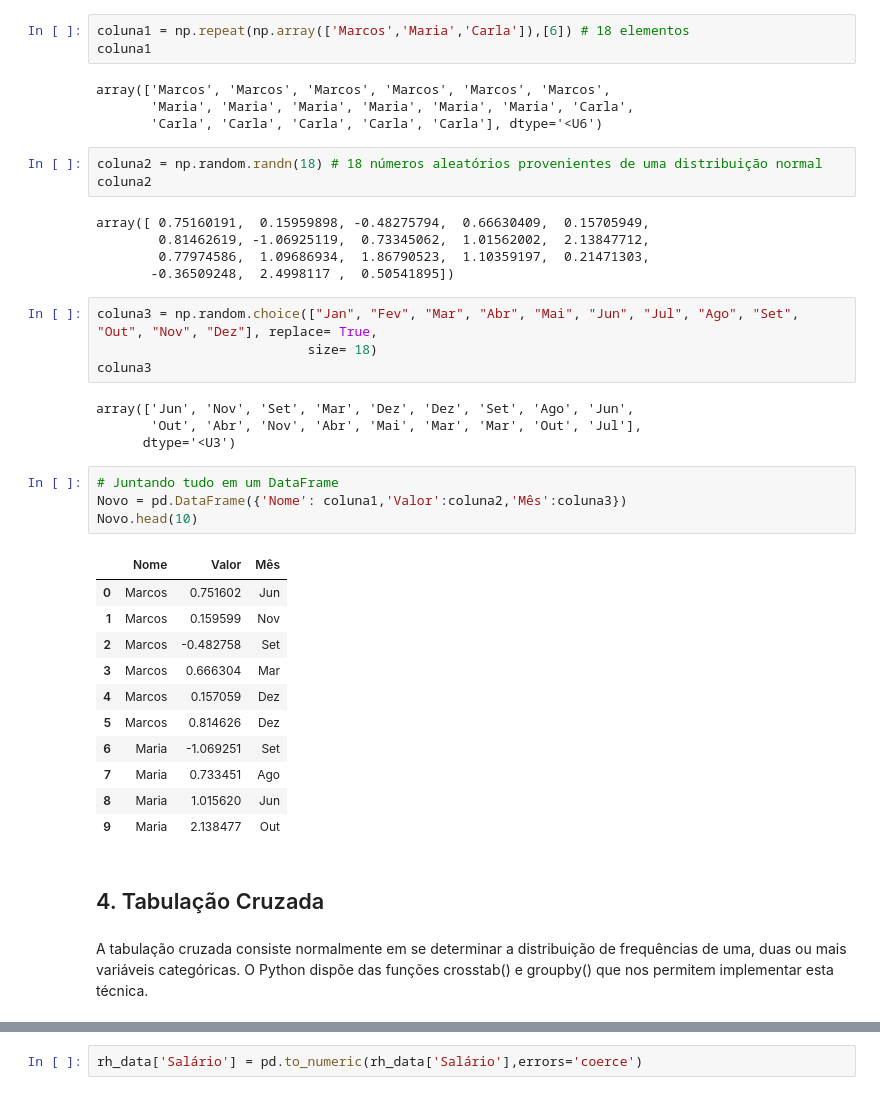
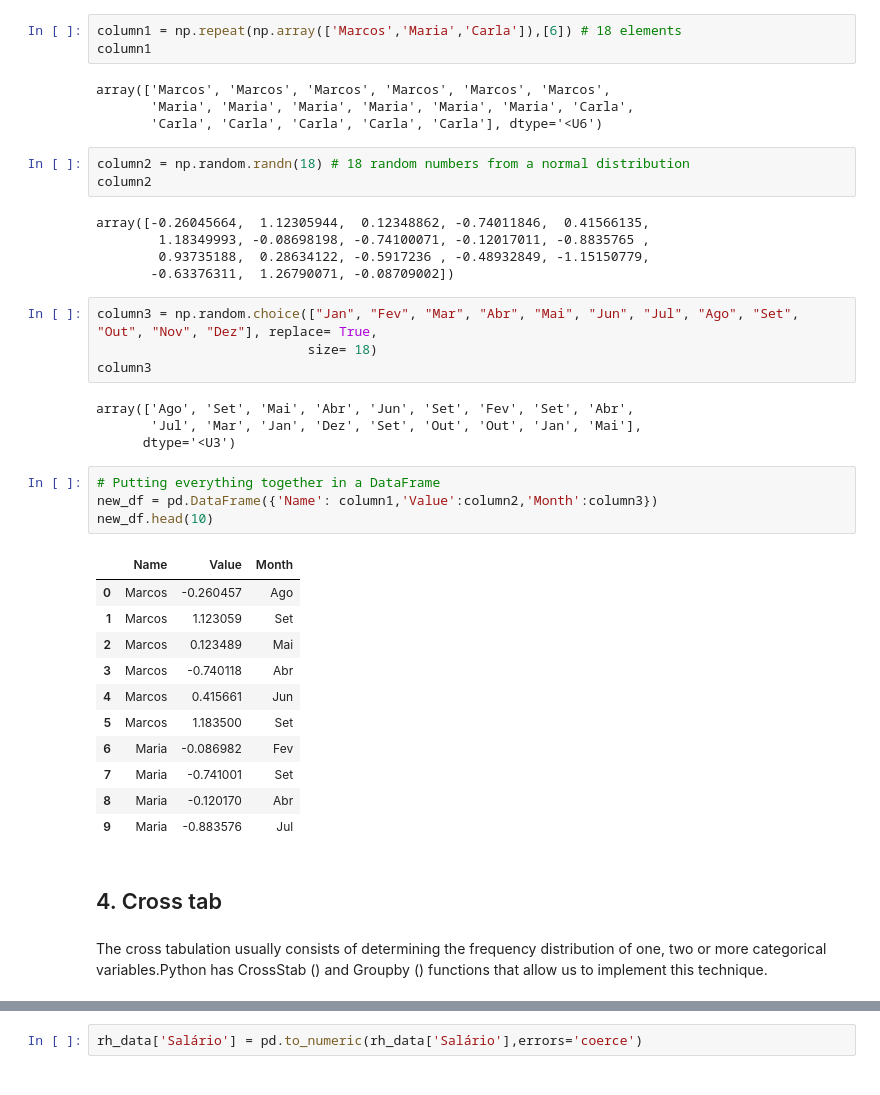
Before and after one commit to WilliamMassalino/Auditoria, a Jupyter notebook: Análises_e_Testes_Comuns_da_auditoria_utilizando_Python/Notebook/Common_analysis_and_tests_in_audit_using_python.ipynb, the cells around one changed output, grey strips where cells are left out. Drawn from its saved outputs; the diff is of its cells as text.

```diff
--- a/Análises_e_Testes_Comuns_da_auditoria_utilizando_Python/Notebook/Common_analysis_and_tests_in_audit_using_python.ipynb
+++ b/Análises_e_Testes_Comuns_da_auditoria_utilizando_Python/Notebook/Common_analysis_and_tests_in_audit_using_python.ipynb
@@ -207,44 +207,44 @@ Para realizar esta tarefa o python dispõe da biblioteca *numpy*. Para ilustrar
 # %%
-coluna1 = np.repeat(np.array(['Marcos','Maria','Carla']),[6]) # 18 elementos
-coluna1
+column1 = np.repeat(np.array(['Marcos','Maria','Carla']),[6]) # 18 elements
+column1
 # %% [output]
 array(['Marcos', 'Marcos', 'Marcos', 'Marcos', 'Marcos', 'Marcos',
        'Maria', 'Maria', 'Maria', 'Maria', 'Maria', 'Maria', 'Carla',
        'Carla', 'Carla', 'Carla', 'Carla', 'Carla'], dtype='<U6')
-# %%
-coluna2 = np.random.randn(18) # 18 números aleatórios provenientes de uma distribuição normal
-coluna2
-# %% [output]
-array([ 0.75160191,  0.15959898, -0.48275794,  0.66630409,  0.15705949,
-        0.81462619, -1.06925119,  0.73345062,  1.01562002,  2.13847712,
-        0.77974586,  1.09686934,  1.86790523,  1.10359197,  0.21471303,
-       -0.36509248,  2.4998117 ,  0.50541895])
+# %%
+column2 = np.random.randn(18) # 18 random numbers from a normal distribution
+column2
+# %% [output]
+array([-0.26045664,  1.12305944,  0.12348862, -0.74011846,  0.41566135,
+        1.18349993, -0.08698198, -0.74100071, -0.12017011, -0.8835765 ,
+        0.93735188,  0.28634122, -0.5917236 , -0.48932849, -1.15150779,
+       -0.63376311,  1.26790071, -0.08709002])
 # %%
-coluna3 = np.random.choice(["Jan", "Fev", "Mar", "Abr", "Mai", "Jun", "Jul", "Ago", "Set", "Out", "Nov", "Dez"], replace= True,
+column3 = np.random.choice(["Jan", "Fev", "Mar", "Abr", "Mai", "Jun", "Jul", "Ago", "Set", "Out", "Nov", "Dez"], replace= True,
                            size= 18)
-coluna3
+column3
 # %% [output]
-array(['Jun', 'Nov', 'Set', 'Mar', 'Dez', 'Dez', 'Set', 'Ago', 'Jun',
-       'Out', 'Abr', 'Nov', 'Abr', 'Mai', 'Mar', 'Mar', 'Out', 'Jul'],
+array(['Ago', 'Set', 'Mai', 'Abr', 'Jun', 'Set', 'Fev', 'Set', 'Abr',
+       'Jul', 'Mar', 'Jan', 'Dez', 'Set', 'Out', 'Out', 'Jan', 'Mai'],
       dtype='<U3')
-# %%
-# Juntando tudo em um DataFrame
-Novo = pd.DataFrame({'Nome': coluna1,'Valor':coluna2,'Mês':coluna3})
-Novo.head(10)
-# %% [output]
-|  | Nome | Valor | Mês |
-| 0 | Marcos | 0.751602 | Jun |
-| 1 | Marcos | 0.159599 | Nov |
-| 2 | Marcos | -0.482758 | Set |
-| 3 | Marcos | 0.666304 | Mar |
-| 4 | Marcos | 0.157059 | Dez |
-| 5 | Marcos | 0.814626 | Dez |
-| 6 | Maria | -1.069251 | Set |
-| 7 | Maria | 0.733451 | Ago |
-| 8 | Maria | 1.015620 | Jun |
-| 9 | Maria | 2.138477 | Out |
+# %%
+# Putting everything together in a DataFrame
+new_df = pd.DataFrame({'Name': column1,'Value':column2,'Month':column3})
+new_df.head(10)
+# %% [output]
+|  | Name | Value | Month |
+| 0 | Marcos | -0.260457 | Ago |
+| 1 | Marcos | 1.123059 | Set |
+| 2 | Marcos | 0.123489 | Mai |
+| 3 | Marcos | -0.740118 | Abr |
+| 4 | Marcos | 0.415661 | Jun |
+| 5 | Marcos | 1.183500 | Set |
+| 6 | Maria | -0.086982 | Fev |
+| 7 | Maria | -0.741001 | Set |
+| 8 | Maria | -0.120170 | Abr |
+| 9 | Maria | -0.883576 | Jul |
 # %% [markdown]
-## 4. Tabulação Cruzada
+## 4. Cross tab
-# %% [markdown]
-A tabulação cruzada consiste normalmente em se determinar a distribuição de frequências de uma, duas ou mais variáveis categóricas. O Python dispõe das funções crosstab() e groupby() que nos permitem implementar esta técnica.
+# %% [markdown]
+The cross tabulation usually consists of determining the frequency distribution of one, two or more categorical variables.Python has CrossStab () and Groupby () functions that allow us to implement this technique.
 # %%
```
Also changed, not shown: parts of 131 cells of this notebook.
